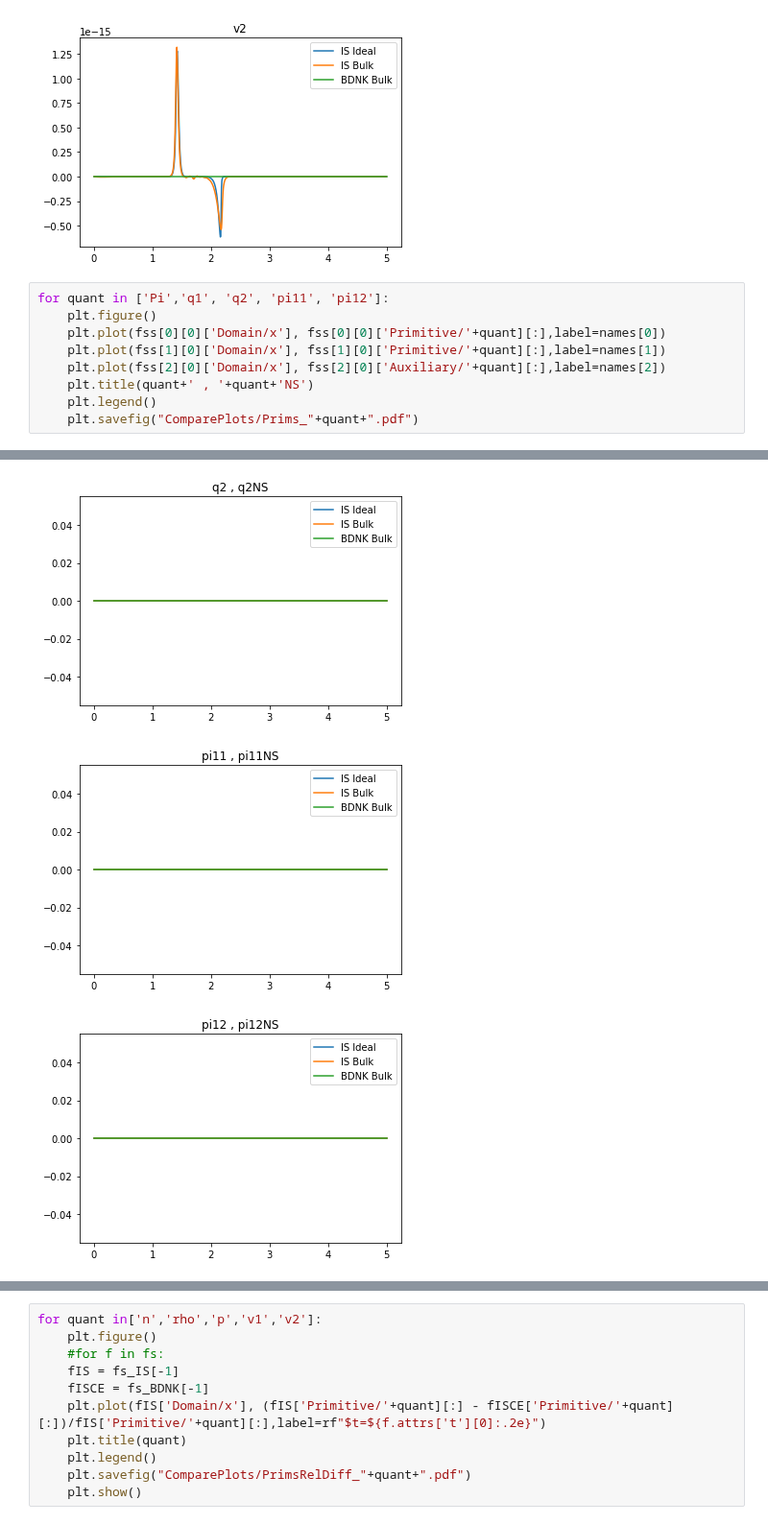
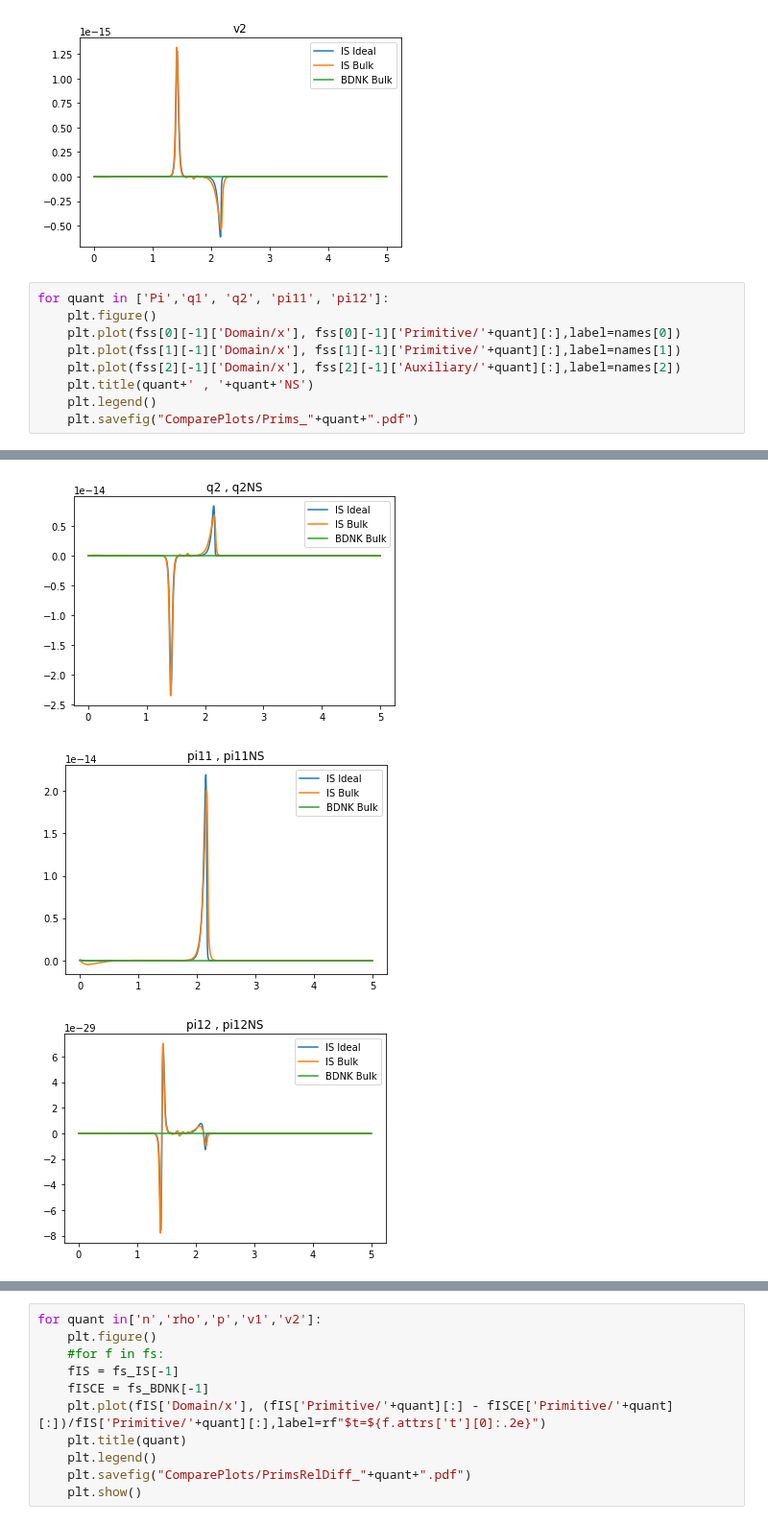
Before and after one commit to MarcusHatton/Plotting, a Jupyter notebook: IS_BDNK_Compare_StillShockID.ipynb, the cells around one changed output, grey strips where cells are left out. Shown at 96% size. Cells and saved outputs as stored; diff of their text form.

```diff
--- a/IS_BDNK_Compare_StillShockID.ipynb
+++ b/IS_BDNK_Compare_StillShockID.ipynb
@@ -108,9 +126,9 @@ for quant in['n','rho','p','v1','v2']:
 # %%
 for quant in ['Pi','q1', 'q2', 'pi11', 'pi12']:
     plt.figure()
-    plt.plot(fss[0][0]['Domain/x'], fss[0][0]['Primitive/'+quant][:],label=names[0])
-    plt.plot(fss[1][0]['Domain/x'], fss[1][0]['Primitive/'+quant][:],label=names[1])
-    plt.plot(fss[2][0]['Domain/x'], fss[2][0]['Auxiliary/'+quant][:],label=names[2])
+    plt.plot(fss[0][-1]['Domain/x'], fss[0][-1]['Primitive/'+quant][:],label=names[0])
+    plt.plot(fss[1][-1]['Domain/x'], fss[1][-1]['Primitive/'+quant][:],label=names[1])
+    plt.plot(fss[2][-1]['Domain/x'], fss[2][-1]['Auxiliary/'+quant][:],label=names[2])
     plt.title(quant+' , '+quant+'NS')
     plt.legend()
     plt.savefig("ComparePlots/Prims_"+quant+".pdf")
@@ -120,3 +138,3 @@ for quant in ['Pi','q1', 'q2', 'pi11', 'pi12']:
-[figure, old version]
+[figure, new version]
-[figure, old version]
+[figure, new version]
-[figure, old version]
+[figure, new version]
```
Also changed, not shown: parts of 3 cells of this notebook.
